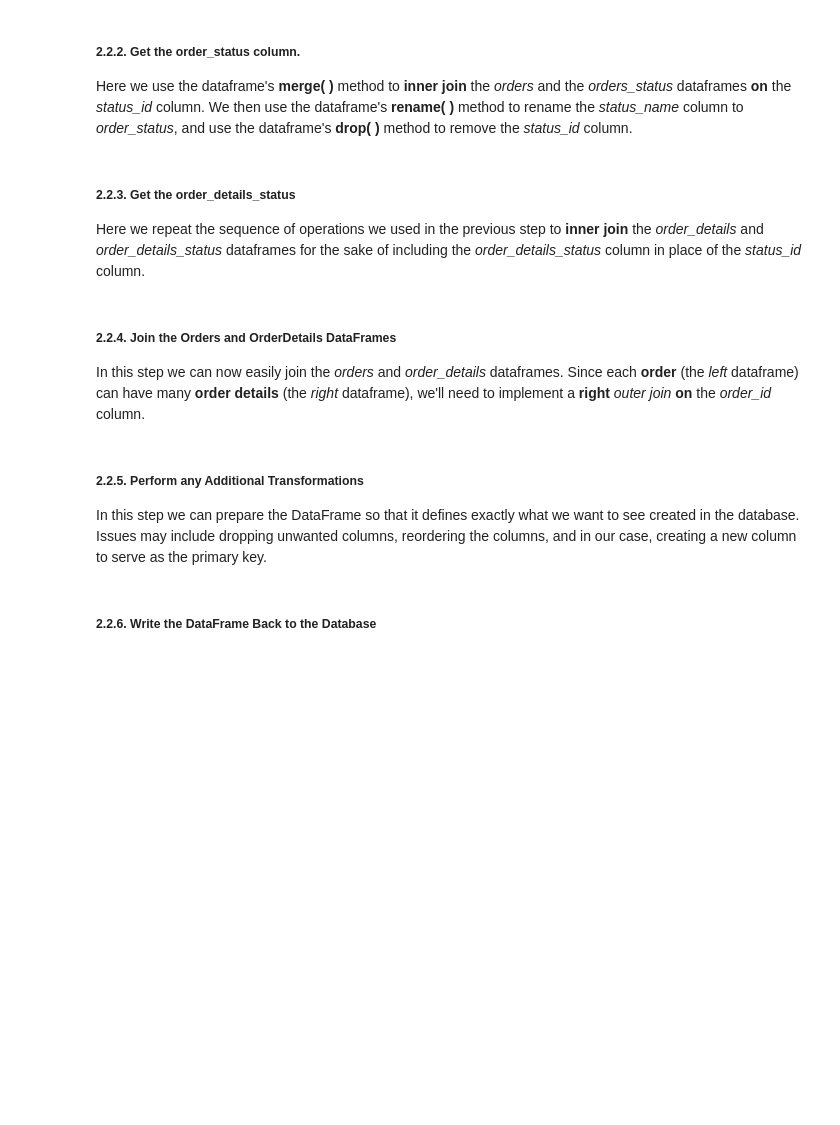
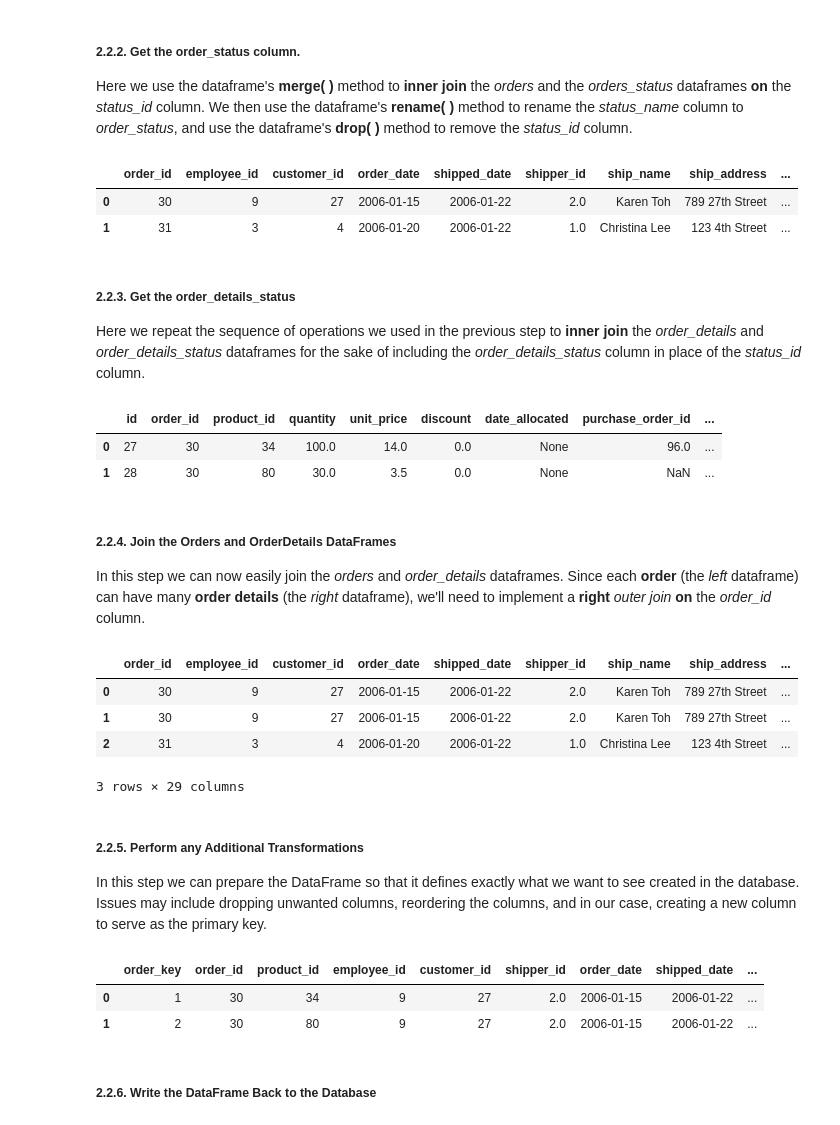
Before and after one commit to peneeta/DS-2002-Coursework, a Jupyter notebook: 02-Python/Lab-03-Python-Extract-Transform-Load.ipynb, the cells around one changed output. Saved outputs shown, nothing was run; the diff lists cells and outputs as text; code cells hidden in the pictures; blank space fills up the shorter version.

Commit message:
finished creating df fact orders

```diff
--- a/02-Python/Lab-03-Python-Extract-Transform-Load.ipynb
+++ b/02-Python/Lab-03-Python-Extract-Transform-Load.ipynb
@@ -241,14 +241,57 @@ df_order_details_status.head(2)
 # %% [markdown]
 ##### 2.2.2. Get the order_status column.
 Here we use the dataframe's **merge( )** method to **inner join** the *orders* and the *orders_status* dataframes **on** the *status_id* column. We then use the dataframe's **rename( )** method to rename the *status_name* column to *order_status*, and use the dataframe's **drop( )** method to remove the *status_id* column.
+# %%
+df_order = pd.merge(df_order, df_order_status, on='status_id', how='inner')
+df_order.rename(columns={"status_name":"order_status"}, inplace=True)
+df_order.drop(['status_id'], axis=1, inplace=True)
+df_order.head(2)
+# %% [output]
+|  | order_id | employee_id | customer_id | order_date | shipped_date | shipper_id | ship_name | ship_address | ... |
+| 0 | 30 | 9 | 27 | 2006-01-15 | 2006-01-22 | 2.0 | Karen Toh | 789 27th Street | ... |
+| 1 | 31 | 3 | 4 | 2006-01-20 | 2006-01-22 | 1.0 | Christina Lee | 123 4th Street | ... |
 # %% [markdown]
 ##### 2.2.3. Get the order_details_status
 Here we repeat the sequence of operations we used in the previous step to **inner join** the *order_details* and *order_details_status* dataframes for the sake of including the *order_details_status* column in place of the *status_id* column.
+# %%
+df_order_details = pd.merge(df_order_details, df_order_details_status, on='status_id', how="inner")
+df_order_details.rename(columns={"status_name":"order_details_status"})
+df_order_details.drop(['status_id'], axis=1, inplace=True)
+df_order_details.head(2)
+# %% [output]
+|  | id | order_id | product_id | quantity | unit_price | discount | date_allocated | purchase_order_id | ... |
+| 0 | 27 | 30 | 34 | 100.0 | 14.0 | 0.0 | None | 96.0 | ... |
+| 1 | 28 | 30 | 80 | 30.0 | 3.5 | 0.0 | None | NaN | ... |
 # %% [markdown]
 ##### 2.2.4. Join the Orders and OrderDetails DataFrames
 In this step we can now easily join the *orders* and *order_details* dataframes. Since each **order** (the *left* dataframe) can have many **order details** (the *right* dataframe), we'll need to implement a **right** *outer join* **on** the *order_id* column.
+# %%
+df_fact_orders = pd.merge(df_order, df_order_details, on='order_id', how='right')
+df_fact_orders.head(3)
+# %% [output]
+|  | order_id | employee_id | customer_id | order_date | shipped_date | shipper_id | ship_name | ship_address | ... |
+| 0 | 30 | 9 | 27 | 2006-01-15 | 2006-01-22 | 2.0 | Karen Toh | 789 27th Street | ... |
+| 1 | 30 | 9 | 27 | 2006-01-15 | 2006-01-22 | 2.0 | Karen Toh | 789 27th Street | ... |
+| 2 | 31 | 3 | 4 | 2006-01-20 | 2006-01-22 | 1.0 | Christina Lee | 123 4th Street | ... |
+3 rows × 29 columns
 # %% [markdown]
 ##### 2.2.5. Perform any Additional Transformations
 In this step we can prepare the DataFrame so that it defines exactly what we want to see created in the database.  Issues may include dropping unwanted columns, reordering the columns, and in our case, creating a new column to serve as the primary key.
+# %%
+# Drop Columns
+dropThis = ['id', 'notes', 'tax_status_id', 'purchase_order_id', 'inventory_id', 'tax_rate', 'date_allocated']
+df_fact_orders.drop(dropThis, axis=1, inplace=True)
+df_fact_orders.head(2)
+
+# Reorder
+correctOrder = ['order_id', 'product_id', 'employee_id', 'customer_id', 'shipper_id', 'order_date', 'shipped_date', 'ship_name', 'ship_address', 'ship_city', 'ship_state_province', 'order_status', 'quantity', 'unit_price', 'discount', 'status_name' ]
+df_fact_orders = df_fact_orders[correctOrder];
+df_fact_orders.insert(0, 'order_key', range(1, df_fact_orders.shape[0]+1))
+
+df_fact_orders.head(2)
+# %% [output]
+|  | order_key | order_id | product_id | employee_id | customer_id | shipper_id | order_date | shipped_date | ... |
+| 0 | 1 | 30 | 34 | 9 | 27 | 2.0 | 2006-01-15 | 2006-01-22 | ... |
+| 1 | 2 | 30 | 80 | 9 | 27 | 2.0 | 2006-01-15 | 2006-01-22 | ... |
 # %% [markdown]
 ##### 2.2.6. Write the DataFrame Back to the Database
```
Also changed, not shown: parts of 5 cells of this notebook.
